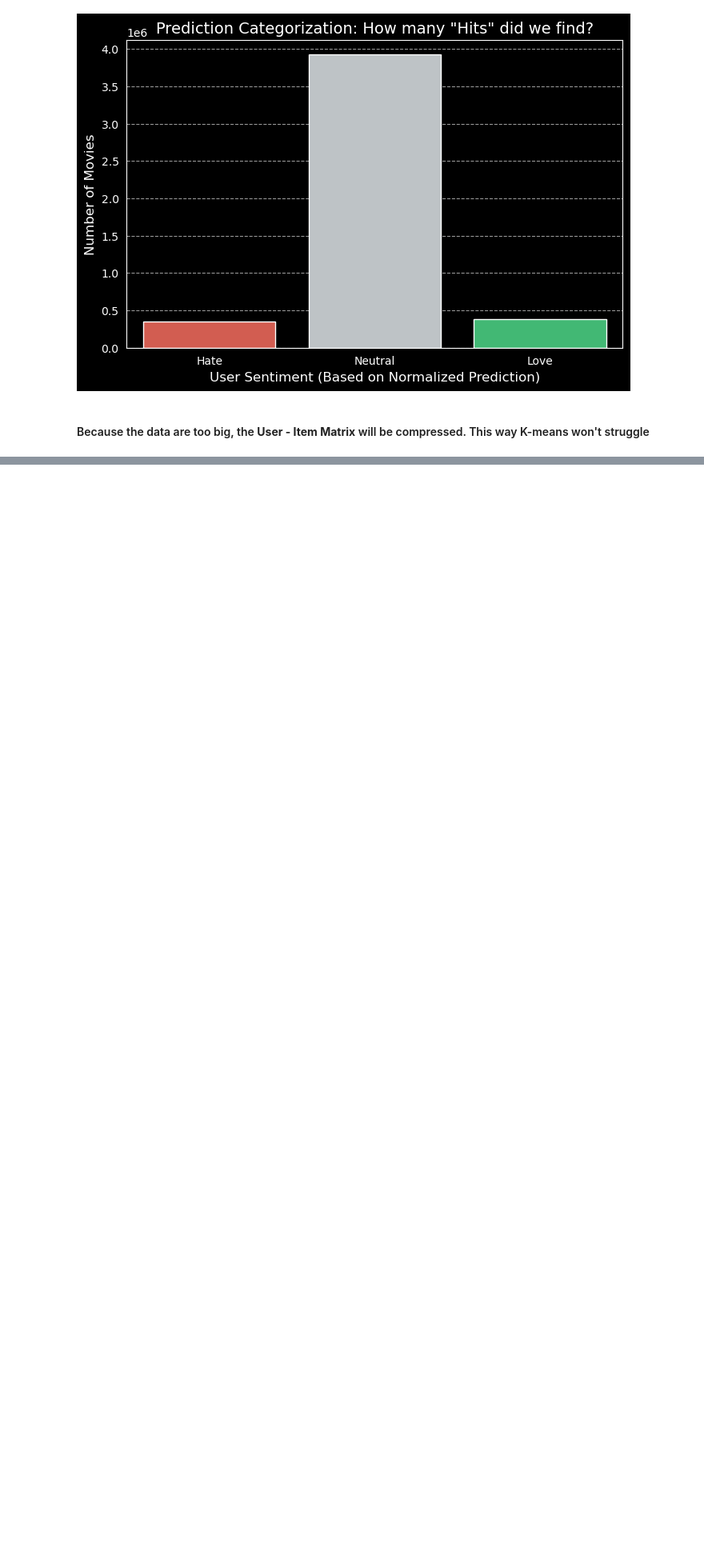
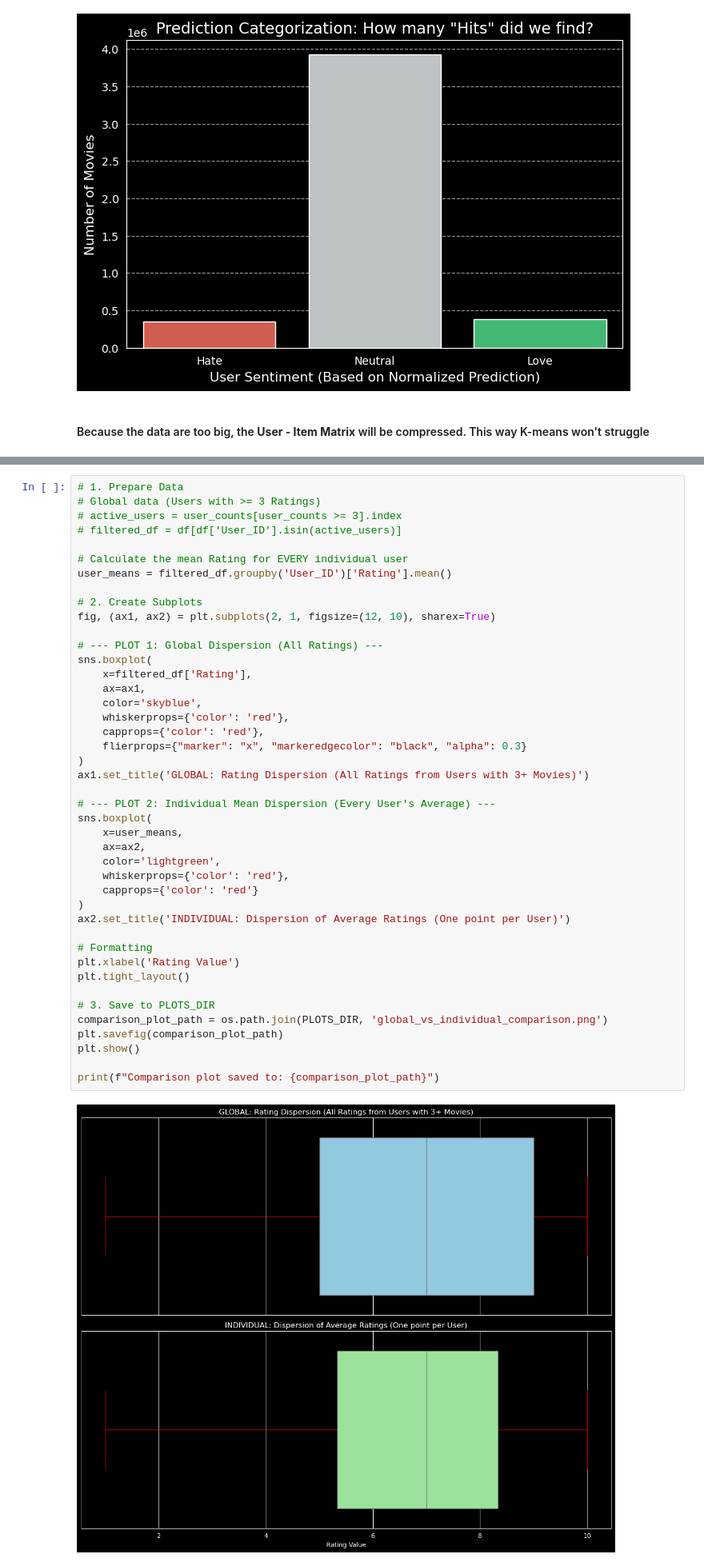
Before and after one commit to GeorgeStyl/Neural-Movie-Clusters, a Jupyter notebook: notebooks/0z_DROPBOX_clustering_and_embeddings.ipynb, the cells around one changed output, grey strips where cells are left out. Shown at 80% size. Saved outputs shown, nothing was run; the diff lists cells and outputs as text; blank space fills up the shorter version.

```diff
--- a/notebooks/0z_DROPBOX_clustering_and_embeddings.ipynb
+++ b/notebooks/0z_DROPBOX_clustering_and_embeddings.ipynb
@@ -332,0 +394,45 @@ print(f"✅ Sparse Matrix created with shape: {user_movie_sparse.shape}")
+# %%
+# 1. Prepare Data
+# Global data (Users with >= 3 Ratings)
+# active_users = user_counts[user_counts >= 3].index
+# filtered_df = df[df['User_ID'].isin(active_users)]
+
+# Calculate the mean Rating for EVERY individual user
+user_means = filtered_df.groupby('User_ID')['Rating'].mean()
+
+# 2. Create Subplots
+fig, (ax1, ax2) = plt.subplots(2, 1, figsize=(12, 10), sharex=True)
+
+# --- PLOT 1: Global Dispersion (All Ratings) ---
+sns.boxplot(
+    x=filtered_df['Rating'],
+    ax=ax1,
+    color='skyblue',
+    whiskerprops={'color': 'red'},
+    capprops={'color': 'red'},
+    flierprops={"marker": "x", "markeredgecolor": "black", "alpha": 0.3}
+)
+ax1.set_title('GLOBAL: Rating Dispersion (All Ratings from Users with 3+ Movies)')
+
+# --- PLOT 2: Individual Mean Dispersion (Every User's Average) ---
+sns.boxplot(
+    x=user_means,
+    ax=ax2,
+    color='lightgreen',
+    whiskerprops={'color': 'red'},
+    capprops={'color': 'red'}
+)
+ax2.set_title('INDIVIDUAL: Dispersion of Average Ratings (One point per User)')
+
+# Formatting
+plt.xlabel('Rating Value')
+plt.tight_layout()
+
+# 3. Save to PLOTS_DIR
+comparison_plot_path = os.path.join(PLOTS_DIR, 'global_vs_individual_comparison.png')
+plt.savefig(comparison_plot_path)
+plt.show()
+
+print(f"Comparison plot saved to: {comparison_plot_path}")
+# %% [output]
+[figure, added]
```
Also changed, not shown: parts of 23 cells of this notebook.
